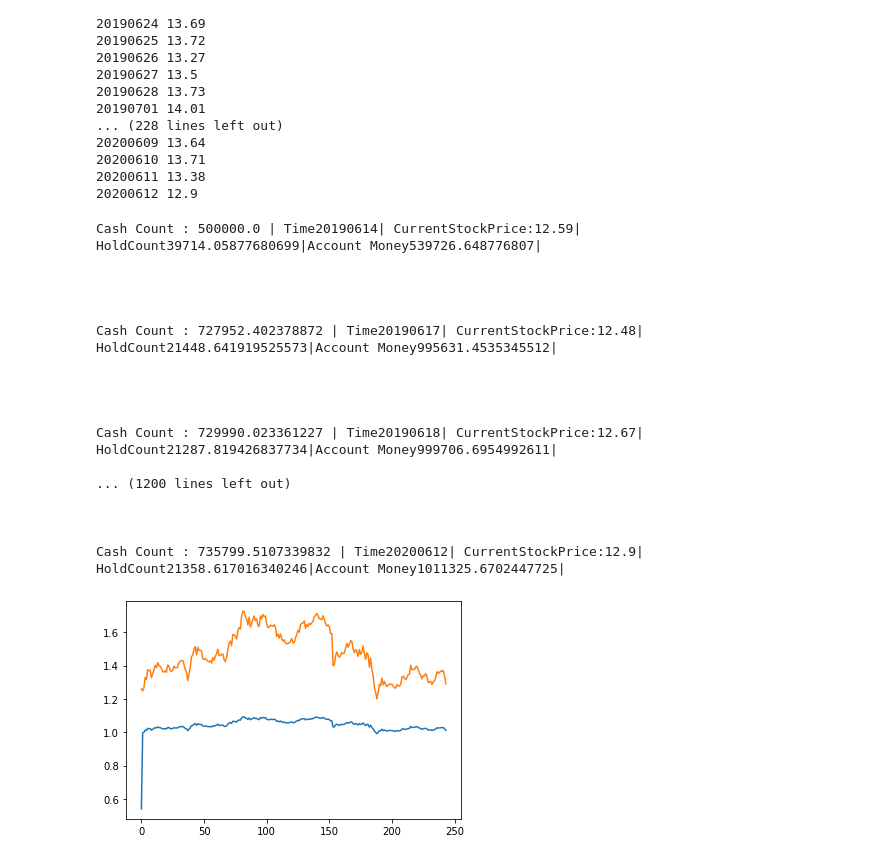
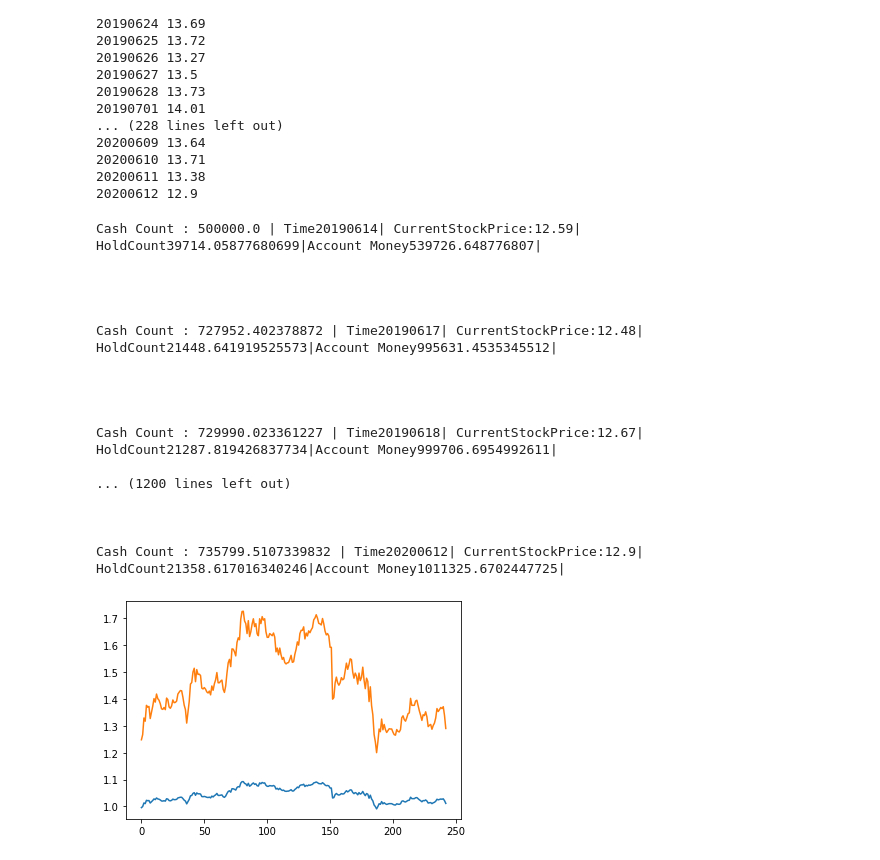
Before and after one commit to OOXXXXOO/VSTA, a Jupyter notebook: Src/Notebook/Data.ipynb, the cells around one changed output. Drawn from its saved outputs; the diff is of its cells as text; code cells hidden in the pictures.

```diff
--- a/Src/Notebook/Data.ipynb
+++ b/Src/Notebook/Data.ipynb
@@ -118,33 +118,33 @@ for data in df.iterrows():
     stockprices.append(price/10)
 
     print("\n\nCash Count : {mm} | Time{Time}| CurrentStockPrice:{price}| HoldCount{holdcount}|Account Money{mn}|\n\n".format(
         mm=cash,
         Time=time,
         price=price,
         holdcount=hold_count,
         mn=money_count
     ))
 
 
-plt.plot(pricetag)
-plt.plot(stockprices)
+plt.plot(pricetag[1:])
+plt.plot(stockprices[1:])
 plt.show()
 # %% [output]
 Cash Count : 500000.0 | Time20190614| CurrentStockPrice:12.59| HoldCount39714.05877680699|Account Money539726.648776807|
 
 
 
 
 Cash Count : 727952.402378872 | Time20190617| CurrentStockPrice:12.48| HoldCount21448.641919525573|Account Money995631.4535345512|
 
 
 
 
 Cash Count : 729990.023361227 | Time20190618| CurrentStockPrice:12.67| HoldCount21287.819426837734|Account Money999706.6954992611|
 
 ... (1200 lines left out)
 
 
 
 Cash Count : 735799.5107339832 | Time20200612| CurrentStockPrice:12.9| HoldCount21358.617016340246|Account Money1011325.6702447725|
-[figure, old version]
+[figure, new version]
```
Also changed, not shown: 5 other files.
